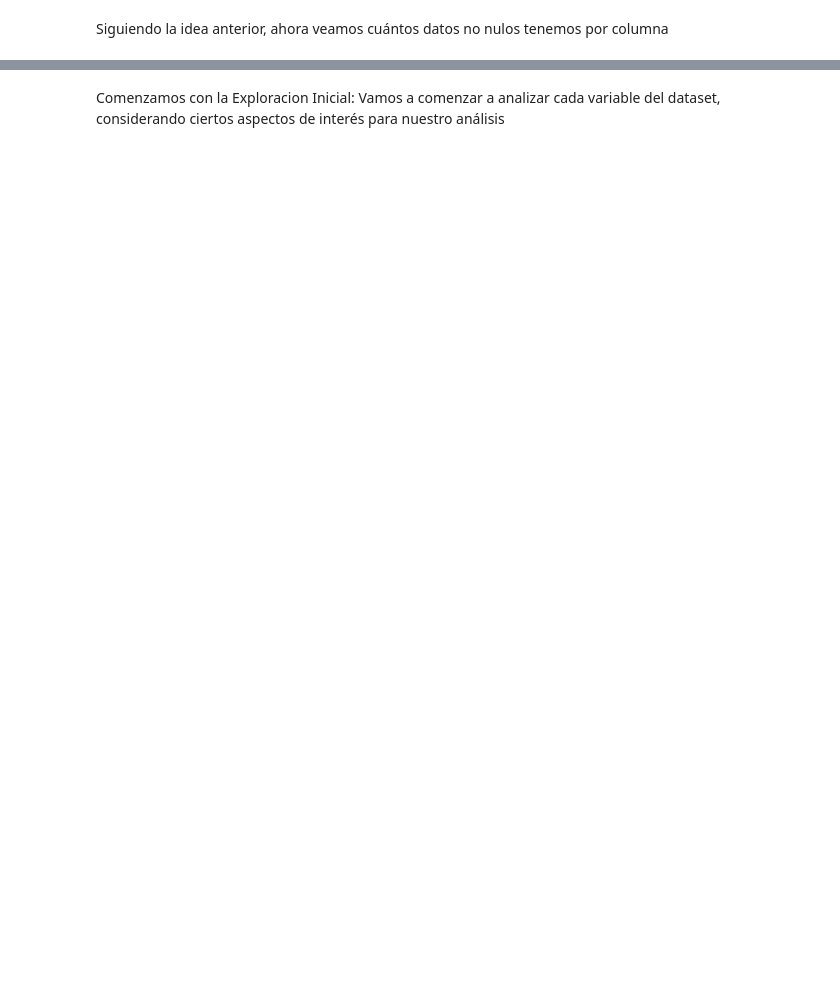
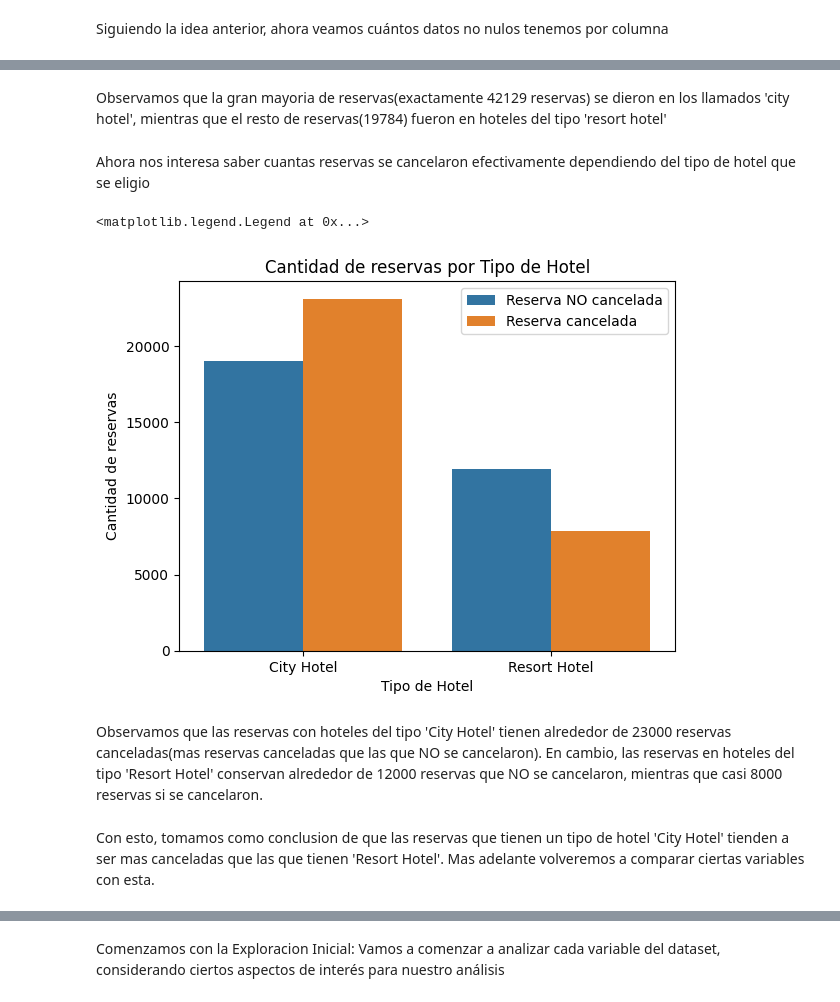
Before and after one commit to juanignaciogiacobbe/7506R-2C2023-GRUPO15, a Jupyter notebook: 7506R_TP1_GRUPO15_CHP1_ENTREGA.ipynb, the cells around one changed output, grey strips where cells are left out. Saved outputs shown, nothing was run; the diff lists cells and outputs as text; code cells hidden in the pictures; blank space fills up the shorter version.

```diff
--- a/7506R_TP1_GRUPO15_CHP1_ENTREGA.ipynb
+++ b/7506R_TP1_GRUPO15_CHP1_ENTREGA.ipynb
@@ -137,0 +179,17 @@ dtype: int64
+# %% [markdown]
+Observamos que la gran mayoria de reservas(exactamente 42129 reservas) se dieron en los llamados 'city hotel', mientras que el resto de reservas(19784) fueron en hoteles del tipo 'resort hotel'
+# %% [markdown]
+Ahora nos interesa saber cuantas reservas se cancelaron efectivamente dependiendo del tipo de hotel que se eligio
+# %%
+sns.countplot(data=ds_hoteles_train, x="hotel", hue="is_canceled")
+plt.xlabel('Tipo de Hotel')
+plt.ylabel('Cantidad de reservas')
+plt.title('Cantidad de reservas por Tipo de Hotel')
+plt.legend(labels=["Reserva NO cancelada","Reserva cancelada"])
+# %% [output]
+<matplotlib.legend.Legend at 0x...>
+[figure, added]
+# %% [markdown]
+Observamos que las reservas con hoteles del tipo 'City Hotel' tienen alrededor de 23000 reservas canceladas(mas reservas canceladas que las que NO se cancelaron). En cambio, las reservas en hoteles del tipo 'Resort Hotel' conservan alrededor de 12000 reservas que NO se cancelaron, mientras que casi 8000 reservas si se cancelaron.
+# %% [markdown]
+Con esto, tomamos como conclusion de que las reservas que tienen un tipo de hotel 'City Hotel' tienden a ser mas canceladas que las que tienen 'Resort Hotel'. Mas adelante volveremos a comparar ciertas variables con esta.
```
Also changed, not shown: parts of 178 cells of this notebook.
